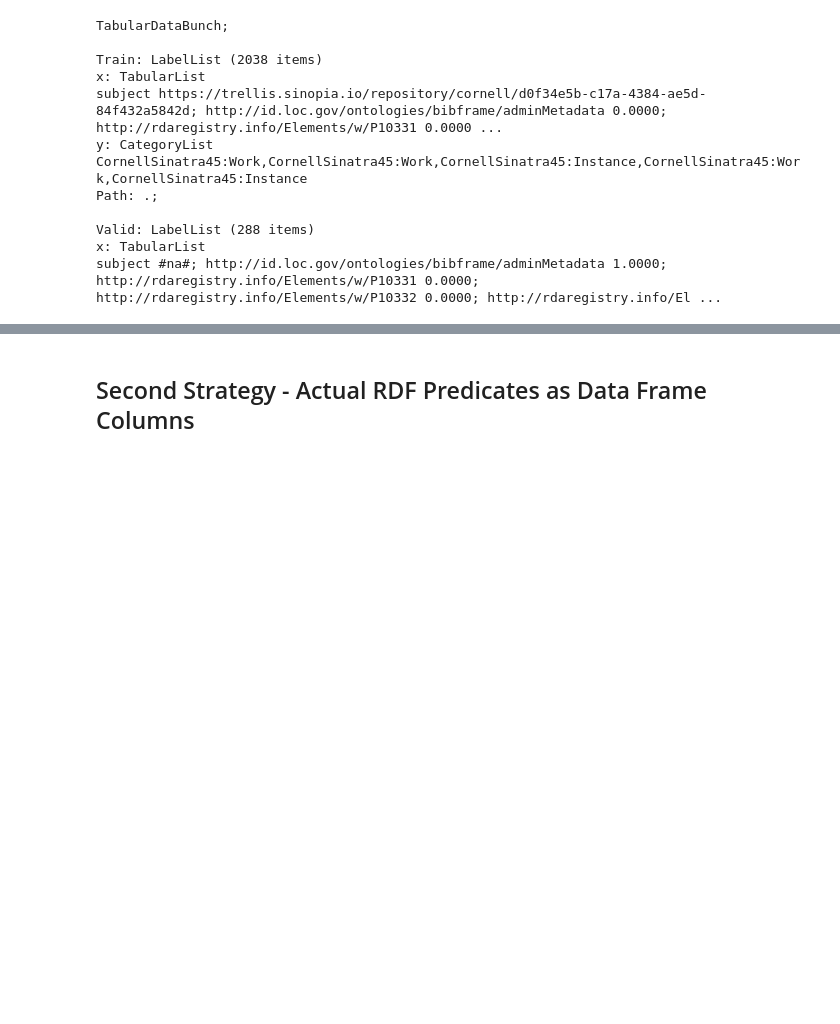
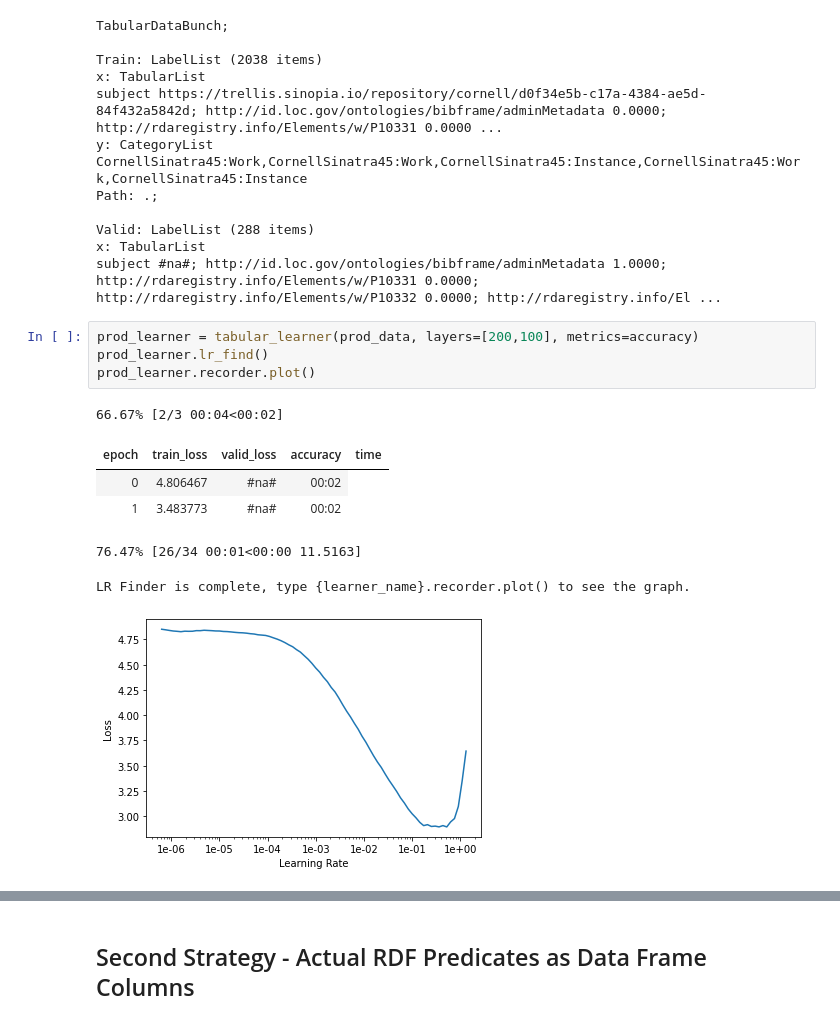
Before and after one commit to LD4P/rdf-classify, a Jupyter notebook: doc/Introduction.ipynb, the cells around one changed output, grey strips where cells are left out. Cells and saved outputs as stored; diff of their text form; blank space fills up the shorter version.

```diff
--- a/doc/Introduction.ipynb
+++ b/doc/Introduction.ipynb
@@ -155,3 +150,15 @@ Path: .;
 Valid: LabelList (288 items)
 x: TabularList
 subject #na#; http://id.loc.gov/ontologies/bibframe/adminMetadata 1.0000; http://rdaregistry.info/Elements/w/P10331 0.0000; http://rdaregistry.info/Elements/w/P10332 0.0000; http://rdaregistry.info/El ...
+# %%
+prod_learner = tabular_learner(prod_data, layers=[200,100], metrics=accuracy)
+prod_learner.lr_find()
+prod_learner.recorder.plot()
+# %% [output]
+66.67% [2/3 00:04<00:02]
+| epoch | train_loss | valid_loss | accuracy | time |
+| 0 | 4.806467 | #na# | 00:02 |
+| 1 | 3.483773 | #na# | 00:02 |
+76.47% [26/34 00:01<00:00 11.5163]
+LR Finder is complete, type {learner_name}.recorder.plot() to see the graph.
+[figure, added]
```
Also changed, not shown: parts of 57 cells of this notebook, 8 other files.
